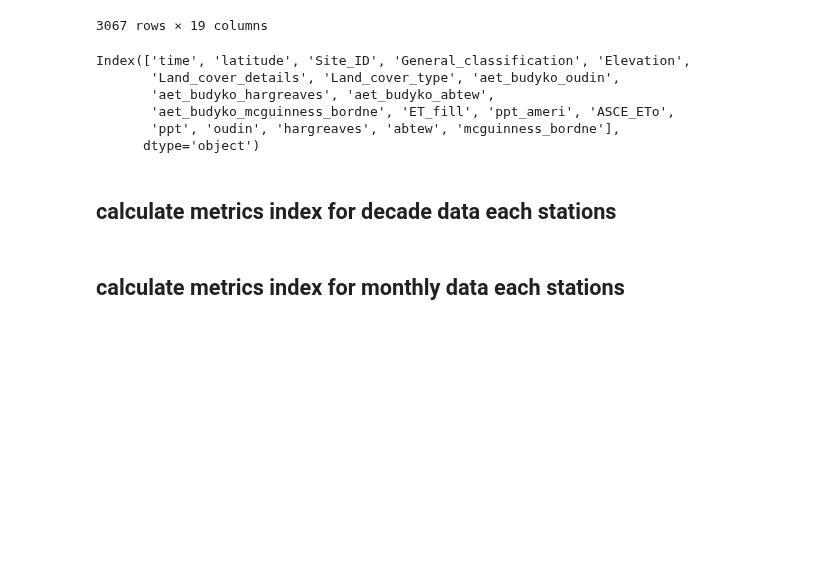
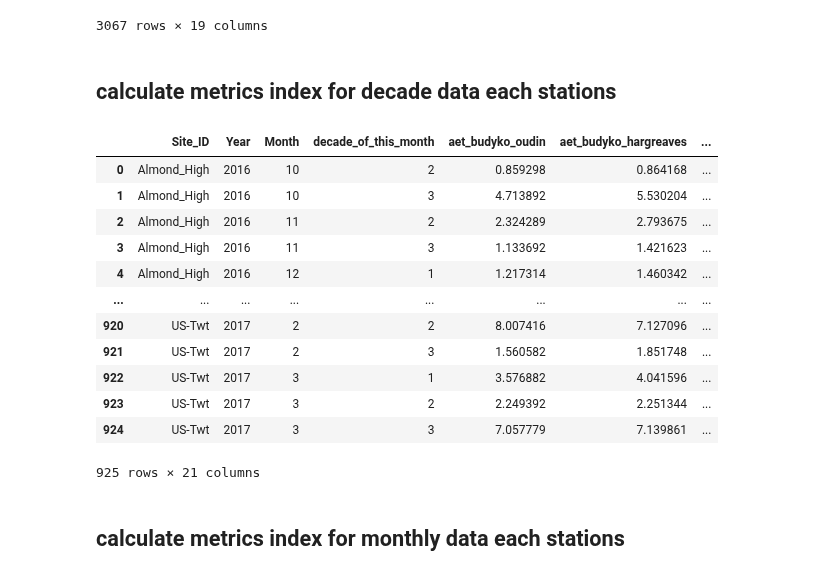
Before and after one commit to mahdi98mnm/download_PRISM_data, a Jupyter notebook: PRISM_tmin_stable_4kmD2_20160612_nc/calculate_ETo.ipynb, the cells around one changed output. Cells and saved outputs as stored; diff of their text form; code cells hidden in the pictures; blank space fills up the shorter version.

Commit message:
fix calculate and merge timescale et

```diff
--- a/PRISM_tmin_stable_4kmD2_20160612_nc/calculate_ETo.ipynb
+++ b/PRISM_tmin_stable_4kmD2_20160612_nc/calculate_ETo.ipynb
@@ -548,15 +551,6 @@ daily_data_1
 | 3065 | 2017-06-11 | 38.2006 | US-Srr | Wetland/Riparian | 8.0 | Brackish tidal marsh | Wetlands | ... |
 | 3066 | 2017-09-13 | 38.2006 | US-Srr | Wetland/Riparian | 8.0 | Brackish tidal marsh | Wetlands | ... |
 3067 rows × 19 columns
-# %%
-daily_data_1.columns
-# %% [output]
-Index(['time', 'latitude', 'Site_ID', 'General_classification', 'Elevation',
-       'Land_cover_details', 'Land_cover_type', 'aet_budyko_oudin',
-       'aet_budyko_hargreaves', 'aet_budyko_abtew',
-       'aet_budyko_mcguinness_bordne', 'ET_fill', 'ppt_ameri', 'ASCE_ETo',
-       'ppt', 'oudin', 'hargreaves', 'abtew', 'mcguinness_bordne'],
-      dtype='object')
 # %% [markdown]
 ## calculate metrics index for decade data each stations
 # %%
@@ -585,42 +579,84 @@ result_for_decade.reset_index(inplace=True)
 
 result_for_decade["percent_of_value"] = result_for_decade["number_value"] / result_for_decade["number_row"]
 
 
 daily_data_1["Month"] = daily_data_1["time"].apply(lambda x: x.month)
 daily_data_1["Year"] = daily_data_1["time"].apply(lambda x: x.year)
 daily_data_1["decade_of_this_month"] = daily_data_1["time"].apply(lambda x: cal_decade_month(x.day))
 
 
 
 decade_data = daily_data_1.groupby(['Site_ID', 'Year', 'Month','decade_of_this_month']).agg({'aet_budyko_oudin': 'sum',
                                                                                              'aet_budyko_hargreaves': 'sum',
                                                                                              'aet_budyko_abtew': 'sum',
                                                                                              'aet_budyko_mcguinness_bordne': 'sum',
                                                                                              'ET_fill': 'sum',
                                                                                              'ppt_ameri' : 'sum',
                                                                                              'ASCE_ETo' : 'sum',
                                                                                              'ppt' : 'sum',
                                                                                              'oudin' : 'sum',
                                                                                              'hargreaves' : 'sum',
                                                                                              'abtew' : 'sum',
                                                                                              'mcguinness_bordne' : 'sum'}).reset_index()
 
-decade_data = pd.merge(decade_data, daily_data_1[['Site_ID','latitude', 'General_classification', 'Elevation', 'Land_cover_details', 'Land_cover_type']],
-                  on=['Site_ID'],
-                  how='left')
+stations_unique_info = daily_data_1.drop_duplicates(subset=['Site_ID'])
+
+stations_unique_info = stations_unique_info.drop(['time',
+                                                  'aet_budyko_oudin',
+                                                  'aet_budyko_hargreaves',
+                                                  'aet_budyko_abtew',
+                                                  'aet_budyko_mcguinness_bordne',
+                                                  'ET_fill',
+                                                  'ppt_ameri',
+                                                  'ASCE_ETo',
+                                                  'ppt',
+                                                  'oudin',
+                                                  'hargreaves',
+                                                  'abtew',
+                                                  'mcguinness_bordne',
+                                                  'Month',
+                                                  'Year',
+                                                  'decade_of_this_month'], axis =1)
+
+
+
+decade_data = decade_data.merge(
+    stations_unique_info,
+    left_on=['Site_ID'],
+    right_on=['Site_ID'],
+)
+
 
 decade_metrics = calculate_timescale_metrics(decade_data, 'decade')
 
 
-decade_metrics = pd.merge(decade_metrics, daily_data_1[['Site_ID', 'Year', 'Month', 'decade_of_this_month','latitude', 'General_classification', 'Elevation', 'Land_cover_details', 'Land_cover_type']],
-                  on=['Site_ID'],
-                  how='left')
+decade_metrics = decade_metrics.merge(
+    stations_unique_info,
+    left_on=['Site_ID'],
+    right_on=['Site_ID'],
+)
 
 
 
-decade_metrics = pd.merge(decade_metrics, result_for_decade[['Site_ID', 'Year', 'Month', 'decade_of_this_month','number_row', 'number_value', 'percent_of_value']],
-                  on=['Site_ID', 'Year', 'Month', 'decade_of_this_month'],
-                  how='left')
+
+# decade_metrics = pd.merge(decade_metrics, result_for_decade[['Site_ID', 'Year', 'Month', 'decade_of_this_month','number_row', 'number_value', 'percent_of_value']],
+#                   on=['Site_ID', 'Year', 'Month', 'decade_of_this_month'],
+#                   how='left')
+decade_data
+# %% [output]
+|  | Site_ID | Year | Month | decade_of_this_month | aet_budyko_oudin | aet_budyko_hargreaves | ... |
+| 0 | Almond_High | 2016 | 10 | 2 | 0.859298 | 0.864168 | ... |
+| 1 | Almond_High | 2016 | 10 | 3 | 4.713892 | 5.530204 | ... |
+| 2 | Almond_High | 2016 | 11 | 2 | 2.324289 | 2.793675 | ... |
+| 3 | Almond_High | 2016 | 11 | 3 | 1.133692 | 1.421623 | ... |
+| 4 | Almond_High | 2016 | 12 | 1 | 1.217314 | 1.460342 | ... |
+| ... | ... | ... | ... | ... | ... | ... | ... |
+| 920 | US-Twt | 2017 | 2 | 2 | 8.007416 | 7.127096 | ... |
+| 921 | US-Twt | 2017 | 2 | 3 | 1.560582 | 1.851748 | ... |
+| 922 | US-Twt | 2017 | 3 | 1 | 3.576882 | 4.041596 | ... |
+| 923 | US-Twt | 2017 | 3 | 2 | 2.249392 | 2.251344 | ... |
+| 924 | US-Twt | 2017 | 3 | 3 | 7.057779 | 7.139861 | ... |
+925 rows × 21 columns
 # %% [markdown]
 ## calculate metrics index for monthly data each stations
 # %%
```
Also changed, not shown: parts of 4 cells of this notebook.
